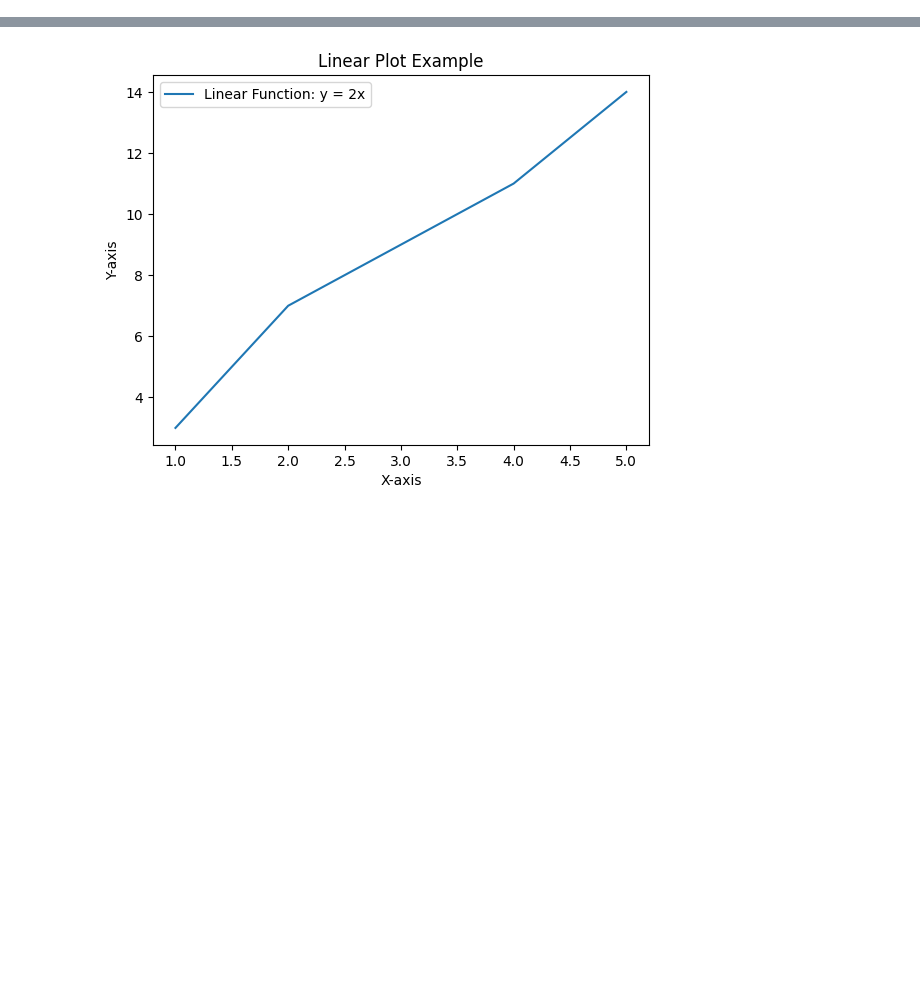
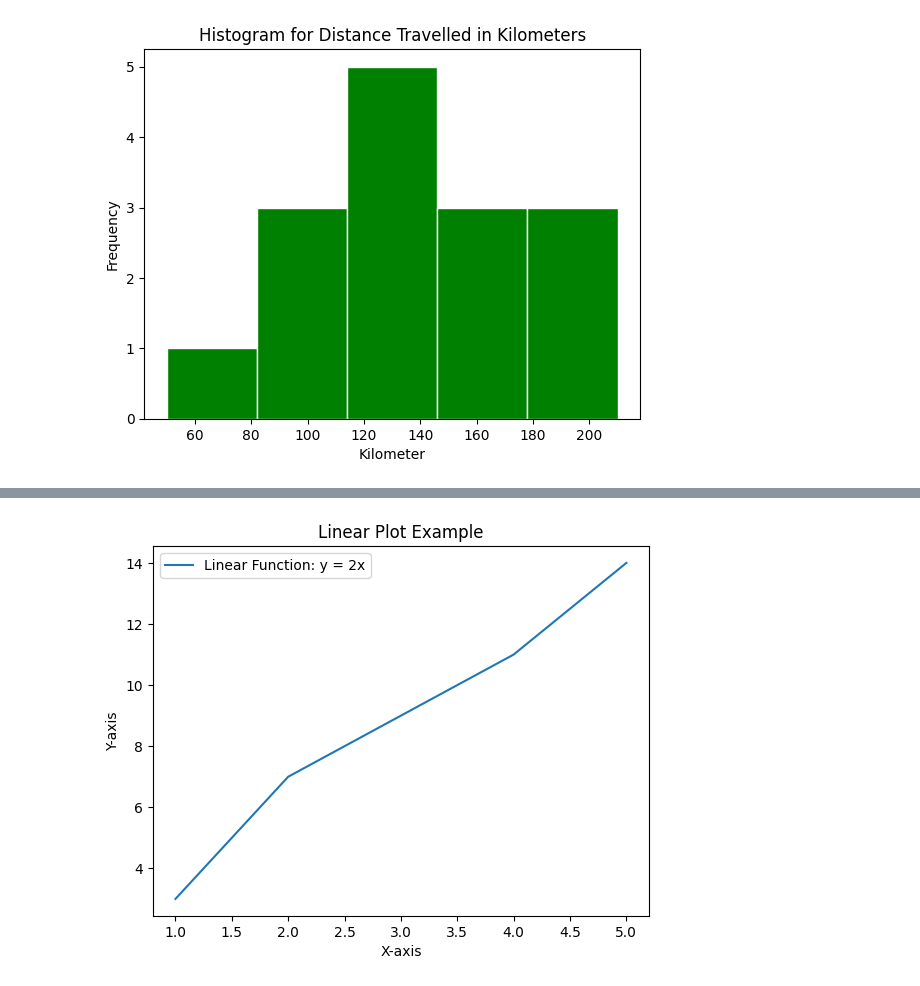
Before and after one commit to gluonparticle/PiNeutrino, a Jupyter notebook: Python/Untitled2.ipynb, the cells around one changed output, grey strips where cells are left out. Drawn from its saved outputs; the diff is of its cells as text; code cells hidden in the pictures; blank space fills up the shorter version.

```diff
--- a/Python/Untitled2.ipynb
+++ b/Python/Untitled2.ipynb
@@ -0,0 +238,16 @@
+# %%
+# Import necessary libraries
+import numpy as np
+import matplotlib.pyplot as plt
+
+# Example data: Kilometers traveled by cars
+km_data = [100, 150, 120, 180, 110, 130, 140, 160, 200, 210, 50, 90, 170, 130, 140]
+
+# Plotting the histogram for distance traveled (KM)
+plt.title('Histogram for Distance Travelled in Kilometers')
+plt.hist(km_data, color='green', edgecolor='white', bins=5)  # 5 bins for the histogram
+plt.xlabel('Kilometer')
+plt.ylabel('Frequency')
+plt.show()
+# %% [output]
+[figure, added]
```
Also changed, not shown: parts of 13 cells of this notebook.
